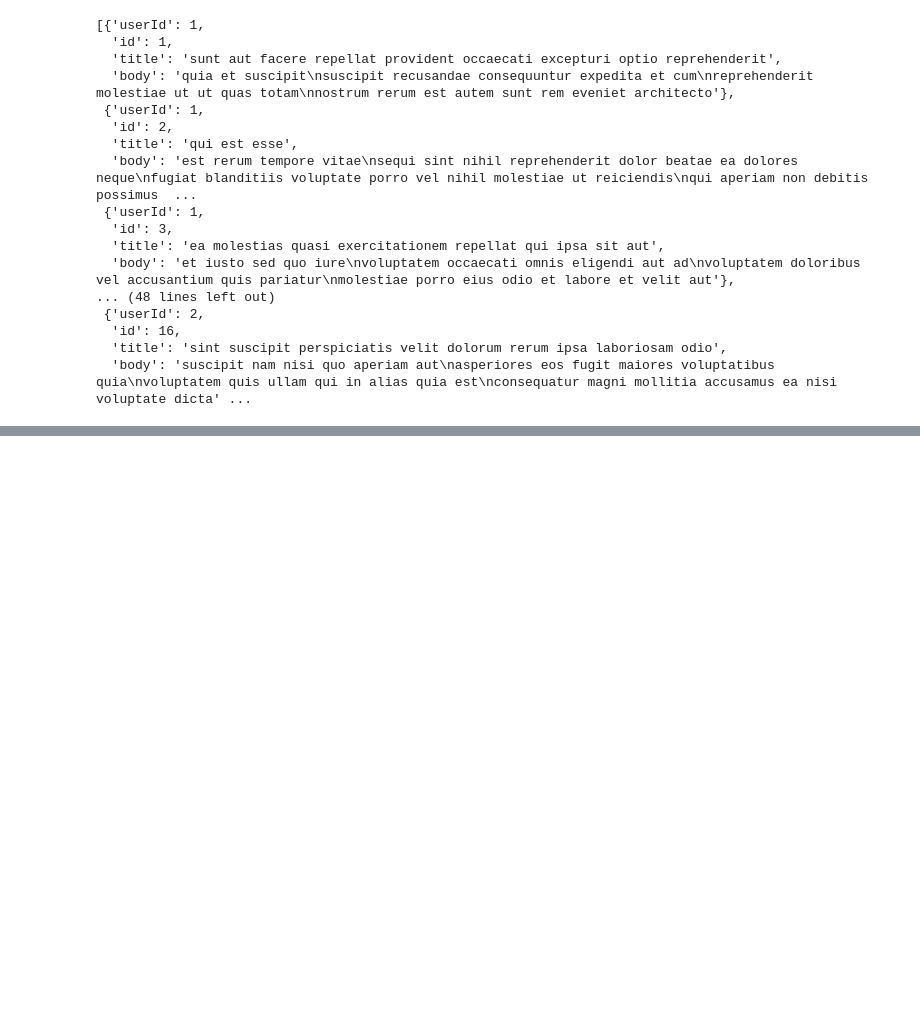
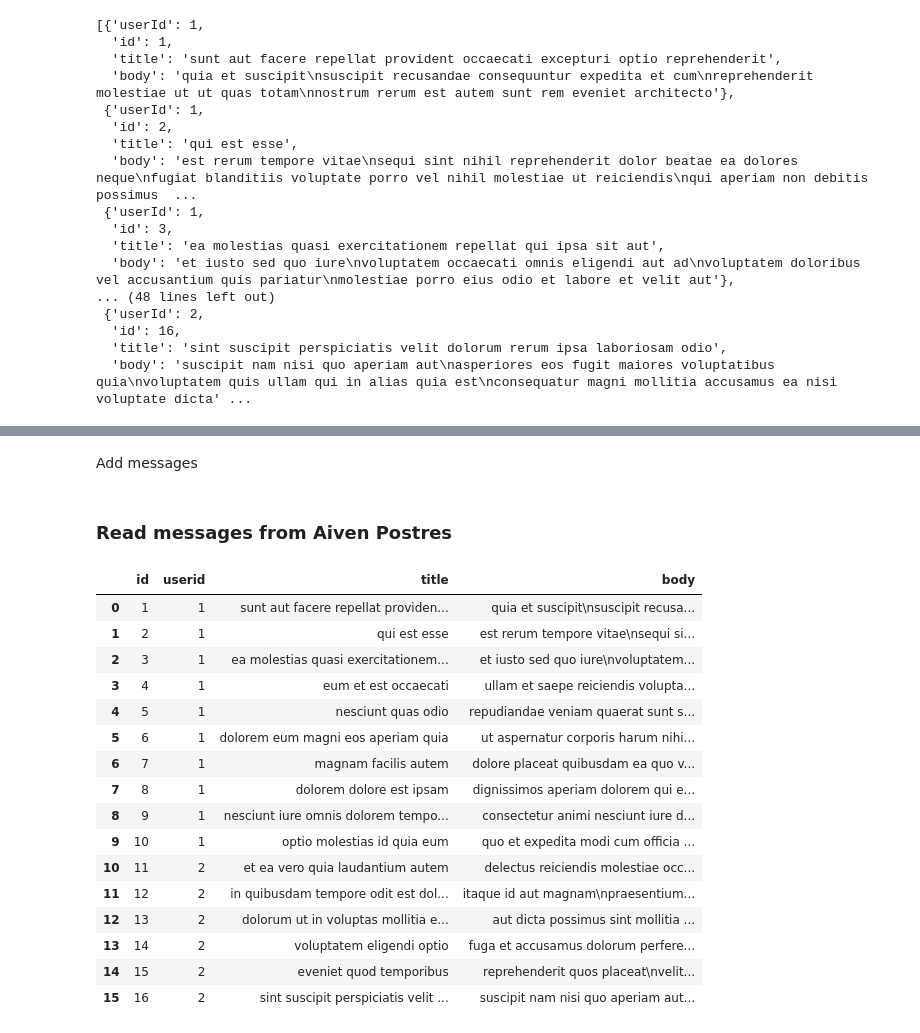
Before and after one commit to lehtone1/Aiven-demo, a Jupyter notebook: simple-json-producer-consumer.ipynb, the cells around one changed output, grey strips where cells are left out. Cells and saved outputs as stored; diff of their text form; code cells hidden in the pictures; blank space fills up the shorter version.

Commit message:
Insert data to Aiven Postres and read data from there

```diff
--- a/simple-json-producer-consumer.ipynb
+++ b/simple-json-producer-consumer.ipynb
@@ -171,0 +164,5 @@ get_message(parts[0], 5).value
+# %%
+url = "postgres://avnadmin:bztyehjhaudid7re@pg-2283f618-eero-6762.aivencloud.com:18804/defaultdb?sslmode=require"
+# %%
+db_conn = psycopg2.connect(url)
+c = db_conn.cursor(cursor_factory=RealDictCursor)
@@ -171,0 +182,2 @@ get_message(parts[0], 5).value
+# %% [markdown]
+Add messages
@@ -171,0 +193,24 @@ get_message(parts[0], 5).value
+# %% [markdown]
+### Read messages from Aiven Postres
+# %%
+df = pd.read_sql_query('select * from "messages"',con=db_conn)
+# %%
+df
+# %% [output]
+|  | id | userid | title | body |
+| 0 | 1 | 1 | sunt aut facere repellat providen... | quia et suscipit\nsuscipit recusa... |
+| 1 | 2 | 1 | qui est esse | est rerum tempore vitae\nsequi si... |
+| 2 | 3 | 1 | ea molestias quasi exercitationem... | et iusto sed quo iure\nvoluptatem... |
+| 3 | 4 | 1 | eum et est occaecati | ullam et saepe reiciendis volupta... |
+| 4 | 5 | 1 | nesciunt quas odio | repudiandae veniam quaerat sunt s... |
+| 5 | 6 | 1 | dolorem eum magni eos aperiam quia | ut aspernatur corporis harum nihi... |
+| 6 | 7 | 1 | magnam facilis autem | dolore placeat quibusdam ea quo v... |
+| 7 | 8 | 1 | dolorem dolore est ipsam | dignissimos aperiam dolorem qui e... |
+| 8 | 9 | 1 | nesciunt iure omnis dolorem tempo... | consectetur animi nesciunt iure d... |
+| 9 | 10 | 1 | optio molestias id quia eum | quo et expedita modi cum officia ... |
+| 10 | 11 | 2 | et ea vero quia laudantium autem | delectus reiciendis molestiae occ... |
+| 11 | 12 | 2 | in quibusdam tempore odit est dol... | itaque id aut magnam\npraesentium... |
+| 12 | 13 | 2 | dolorum ut in voluptas mollitia e... | aut dicta possimus sint mollitia ... |
+| 13 | 14 | 2 | voluptatem eligendi optio | fuga et accusamus dolorum perfere... |
+| 14 | 15 | 2 | eveniet quod temporibus | reprehenderit quos placeat\nvelit... |
+| 15 | 16 | 2 | sint suscipit perspiciatis velit ... | suscipit nam nisi quo aperiam aut... |
```
Also changed, not shown: parts of 13 cells of this notebook.
